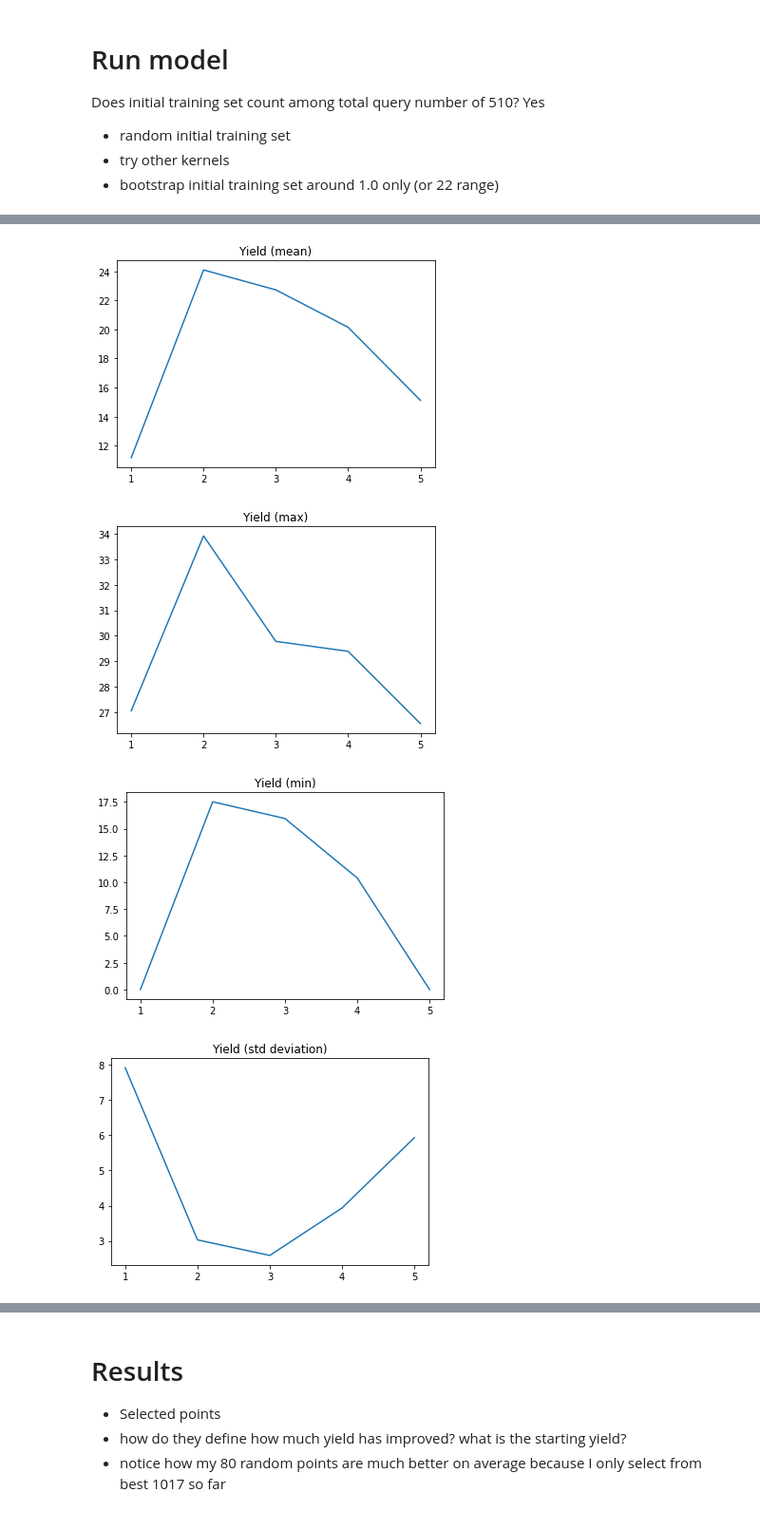
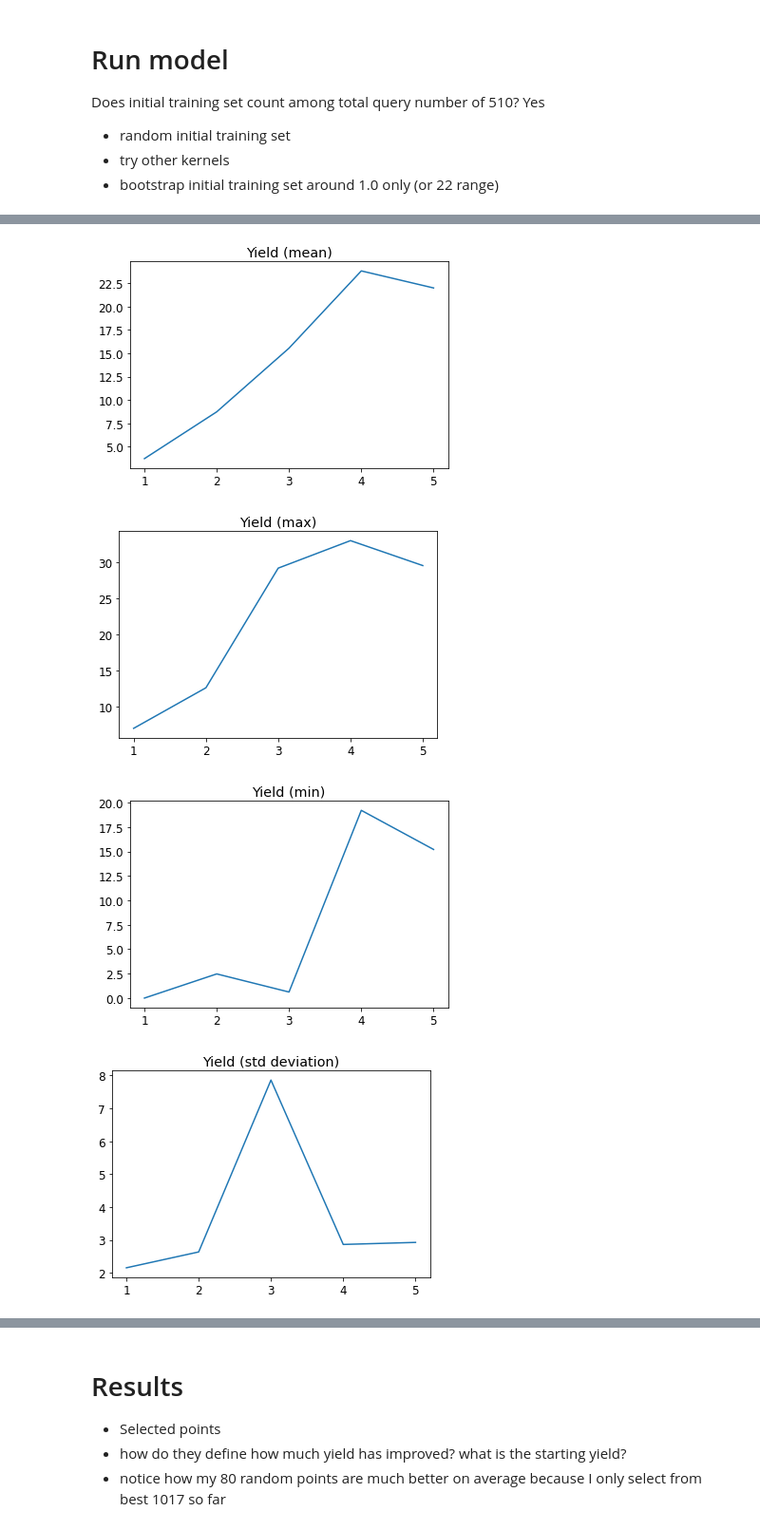
Before and after one commit to ryanquinnnelson/CMU-02750-Active-Learning-Guided-Protein-Production-Optimization, a Jupyter notebook: HW4_q2_yield_ryann.ipynb, the cells around one changed output, grey strips where cells are left out. Shown: that part at 95% size. Saved outputs shown, nothing was run; the diff lists cells and outputs as text; code cells hidden in the pictures.

```diff
--- a/HW4_q2_yield_ryann.ipynb
+++ b/HW4_q2_yield_ryann.ipynb
@@ -246,6 +246,20 @@ ranges_dict = {
     '3-PGA (mM)':[3,9,15,30],
     'NTP (mM)':[0.15,0.45,0.75,1.5]
 }
+# %%
+def get_random_n_idx(y_pool, y_max, n):
+
+    selected_idx = []
+    while len(selected_idx) < n:
+        idx = np.random.choice(range(len(X_pool)), size=1, replace=False)
+
+        if idx not in selected_idx: # hasn't been selected yet
+
+            # limit max yield to y_max
+            if y_pool[idx] <= y_max:
+                selected_idx.append(idx.item(0))
+
+    return selected_idx
 # %%
 idx_first_22 = get_initial_22_idx(data, ranges_dict)
 
@@ -260,11 +274,16 @@ y_pool = np.delete(y_pool, idx_first_22)
 print(X_pool.shape)
 print(y_pool.shape)
 
-# chose 80 points from pool at random
-idx_random_80 = np.random.choice(range(len(X_pool)), size=80, replace=False)
+# # chose 80 points from pool at random
+# idx_random_80 = np.random.choice(range(len(X_pool)), size=80, replace=False)
+
+# choose 80 points at random, with the limitation that the yield should not exceed that of the initial 22
+y_max = np.max(y_training_22)
+idx_random_80 = get_random_n_idx(y_pool, y_max, n=80)
 X_training_80, y_training_80 = X_pool[idx_random_80], y_pool[idx_random_80]
 print(X_training_80.shape)
 print(y_training_80.shape)
+
 
 # remove 80 points from pool
 X_pool = np.delete(X_pool, idx_random_80, axis=0)
@@ -299,7 +318,6 @@ Does initial training set count among total query number of 510? Yes
 - bootstrap initial training set around 1.0 only (or 22 range)
 # %%
 %%time
-# 15 min
 
 # copy data for this section
 X_cp = copy.deepcopy(X_pool)
@@ -309,7 +327,7 @@ print(y_cp.shape)
 
 # define optimizer
 # Matern(1.0)
-kernel = Matern(1.0)
+kernel = Matern(4)
 optimizer = BayesianOptimizer(
     estimator=GaussianProcessRegressor(kernel=kernel),
     X_training=X_training,
@@ -342,34 +360,34 @@ for b in range(n_batch+1):
     max_yields.append(max_yield)
 
 plt.title('Yield (mean)')
 plt.xticks([1,2,3,4,5])
 plt.plot([1,2,3,4,5], mean_yields)
 plt.show()
 
 plt.title('Yield (max)')
 plt.xticks([1,2,3,4,5])
 plt.plot([1,2,3,4,5],max_yields)
 plt.show()
 
 plt.title('Yield (min)')
 plt.xticks([1,2,3,4,5])
 plt.plot([1,2,3,4,5],min_yields)
 plt.show()
 
 
 plt.title('Yield (std deviation)')
 plt.xticks([1,2,3,4,5])
 plt.plot([1,2,3,4,5],std_yields)
 plt.show()
 # %% [output]
 (915, 11)
 (915,)
 X_pool size, y_pool size (915, 11) (915,)
 X_pool size, y_pool size (813, 11) (813,)
 X_pool size, y_pool size (711, 11) (711,)
 X_pool size, y_pool size (609, 11) (609,)
 X_pool size, y_pool size (507, 11) (507,)
-[figure, old version]
+[figure, new version]
-[figure, old version]
+[figure, new version]
-[figure, old version]
+[figure, new version]
-[figure, old version]
+[figure, new version]
```
Also changed, not shown: parts of 7 cells of this notebook, 1 other file.
